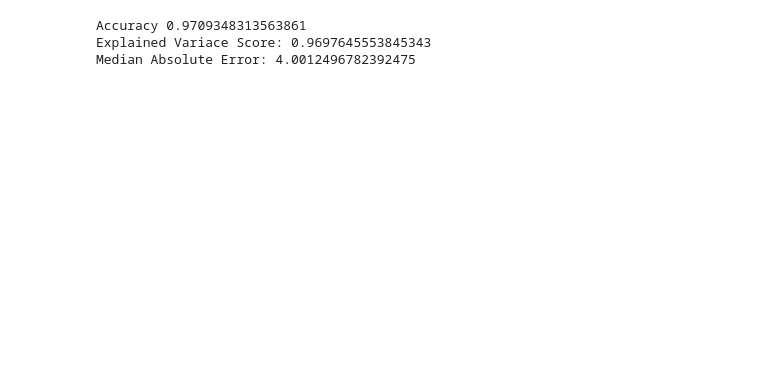
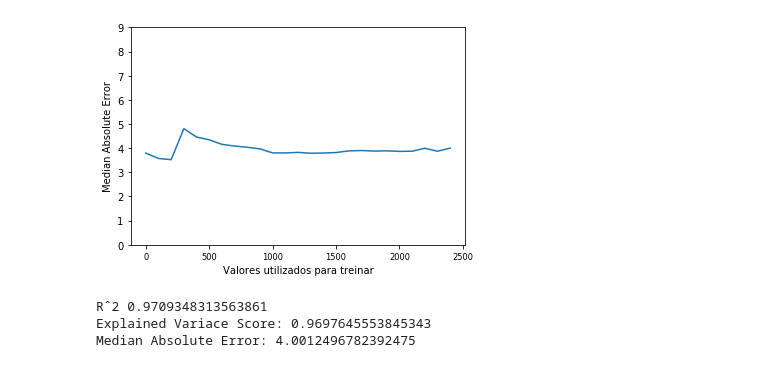
Before and after one commit to ML-FGA-2018-2-Grupo-E/Skillcraft-Starcraft, a Jupyter notebook: linear_regression2.ipynb, the cells around one changed output. Saved outputs shown, nothing was run; the diff lists cells and outputs as text; code cells hidden in the pictures; blank space fills up the shorter version.

```diff
--- a/linear_regression2.ipynb
+++ b/linear_regression2.ipynb
@@ -97,14 +121,24 @@ plt.show()
+# %%
+import matplotlib.pyplot as plt
+
+# Grafico em relação a numero de valores usados para treinar
+xticks = ['0', '500', '1000', '1500', '2000', '2500']
+
+plt.plot(mae_list)
+plt.xlabel('Valores utilizados para treinar')
+plt.ylabel('Median Absolute Error')
+plt.xticks(range(0, 26, 5), xticks, size='small')
+plt.yticks(np.arange(0, 10, step=1))
+plt.show()
+# %% [output]
+[figure, added]
 # %%
 #Métricas
-apm_pred = clf.predict(features_test)
 
-evs = metrics.explained_variance_score(apm_pred, apm_test)
-mae = metrics.median_absolute_error(apm_pred, apm_test)
-
-print("Accuracy {}" .format(accuracy))
+print("Rˆ2 {}" .format(R_2))
 print("Explained Variace Score: {}" .format(evs))
 print("Median Absolute Error: {}" .format(mae))
 # %% [output]
-Accuracy 0.9709348313563861
+Rˆ2 0.9709348313563861
 Explained Variace Score: 0.9697645553845343
 Median Absolute Error: 4.0012496782392475
```
Also changed, not shown: parts of 3 cells of this notebook.
